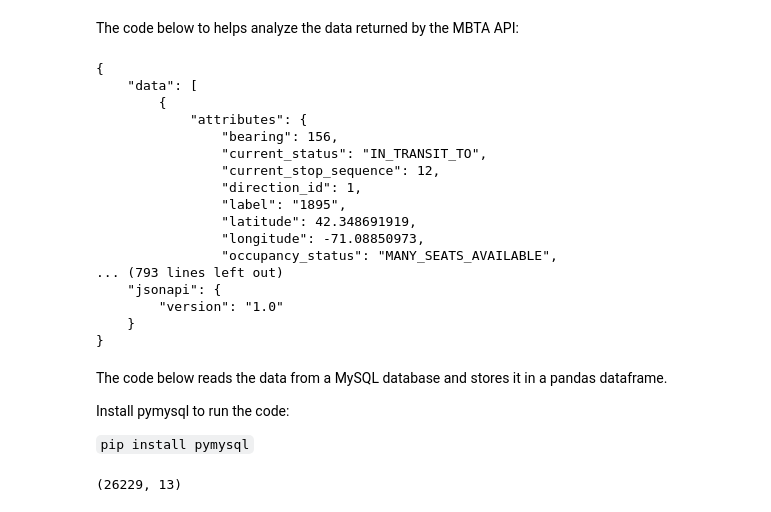
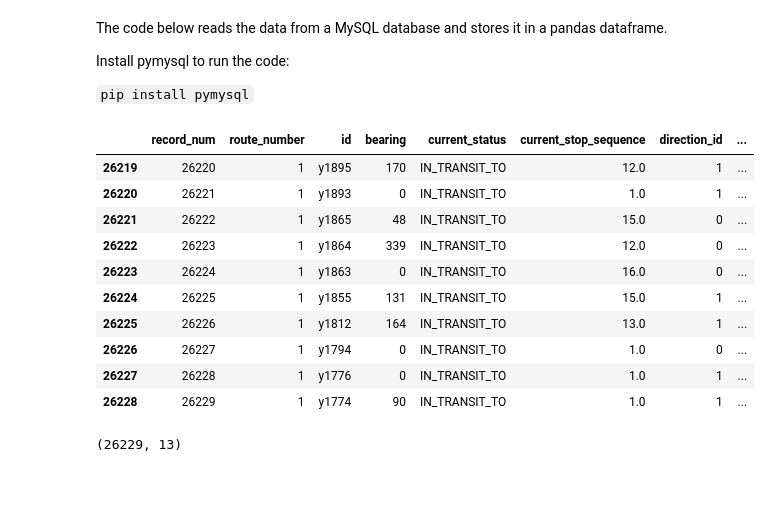
Before and after one commit to jlstewart12/Transit-Data-Application, a Jupyter notebook: src/MBTAtransitAPI.ipynb, the cells around one changed output. Cells and saved outputs as stored; diff of their text form; code cells hidden in the pictures; blank space fills up the shorter version.

```diff
--- a/src/MBTAtransitAPI.ipynb
+++ b/src/MBTAtransitAPI.ipynb
@@ -1,37 +1,3 @@
-# %% [markdown]
-The code below to helps analyze the data returned by the MBTA API:
-# %%
-mbtaURL = "https://api-v3.mbta.com/vehicles?filter[route]=1&include=trip"
-
-import urllib.request, json
-with urllib.request.urlopen(mbtaURL) as url:
-    data = json.loads(url.read().decode())
-
-    with open('data.json', 'w') as outfile:
-        json.dump(data, outfile)
-
-    with open('data.txt', 'w') as outfile:
-        json.dump(json.dumps(data, indent=4, sort_keys=True), outfile)
-
-    print(json.dumps(data, indent=4, sort_keys=True))
-# %% [output]
-{
-    "data": [
-        {
-            "attributes": {
-                "bearing": 156,
-                "current_status": "IN_TRANSIT_TO",
-                "current_stop_sequence": 12,
-                "direction_id": 1,
-                "label": "1895",
-                "latitude": 42.348691919,
-                "longitude": -71.08850973,
-                "occupancy_status": "MANY_SEATS_AVAILABLE",
-... (793 lines left out)
-    "jsonapi": {
-        "version": "1.0"
-    }
-}
 # %% [markdown]
 The code below reads the data from a MySQL database and stores it in a pandas dataframe.
 
@@ -41,23 +7,37 @@ Install pymysql to run the code:
 # %%
 import os
 import pymysql
 import pandas as pd
 
 host = os.environ.get("MYSQL_DB_HOST")
 user = os.environ.get("MYSQL_DB_USER")
 password = os.environ.get("MYSQL_DB_PW")
 database = 'MBTAdb'
 
 conn = pymysql.connect(
     host=host,
     port=int(3306),
     user=user,
     passwd=password,
     db=database,
     charset='utf8mb4')
 
 df = pd.read_sql_query("SELECT * FROM mbta_buses",
     conn)
+
+df.tail(10)
+# %% [output]
+|  | record_num | route_number | id | bearing | current_status | current_stop_sequence | direction_id | ... |
+| 26219 | 26220 | 1 | y1895 | 170 | IN_TRANSIT_TO | 12.0 | 1 | ... |
+| 26220 | 26221 | 1 | y1893 | 0 | IN_TRANSIT_TO | 1.0 | 1 | ... |
+| 26221 | 26222 | 1 | y1865 | 48 | IN_TRANSIT_TO | 15.0 | 0 | ... |
+| 26222 | 26223 | 1 | y1864 | 339 | IN_TRANSIT_TO | 12.0 | 0 | ... |
+| 26223 | 26224 | 1 | y1863 | 0 | IN_TRANSIT_TO | 16.0 | 0 | ... |
+| 26224 | 26225 | 1 | y1855 | 131 | IN_TRANSIT_TO | 15.0 | 1 | ... |
+| 26225 | 26226 | 1 | y1812 | 164 | IN_TRANSIT_TO | 13.0 | 1 | ... |
+| 26226 | 26227 | 1 | y1794 | 0 | IN_TRANSIT_TO | 1.0 | 0 | ... |
+| 26227 | 26228 | 1 | y1776 | 0 | IN_TRANSIT_TO | 1.0 | 1 | ... |
+| 26228 | 26229 | 1 | y1774 | 90 | IN_TRANSIT_TO | 1.0 | 1 | ... |
 # %%
 df.shape
 # %% [output]
```
Also changed, not shown: parts of 19 cells of this notebook, 1 other file.
